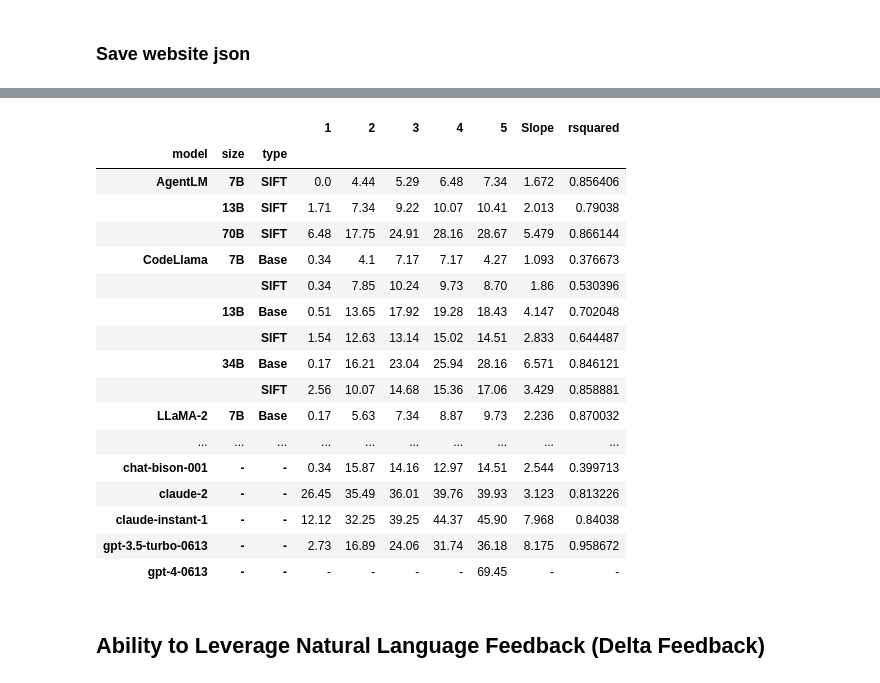
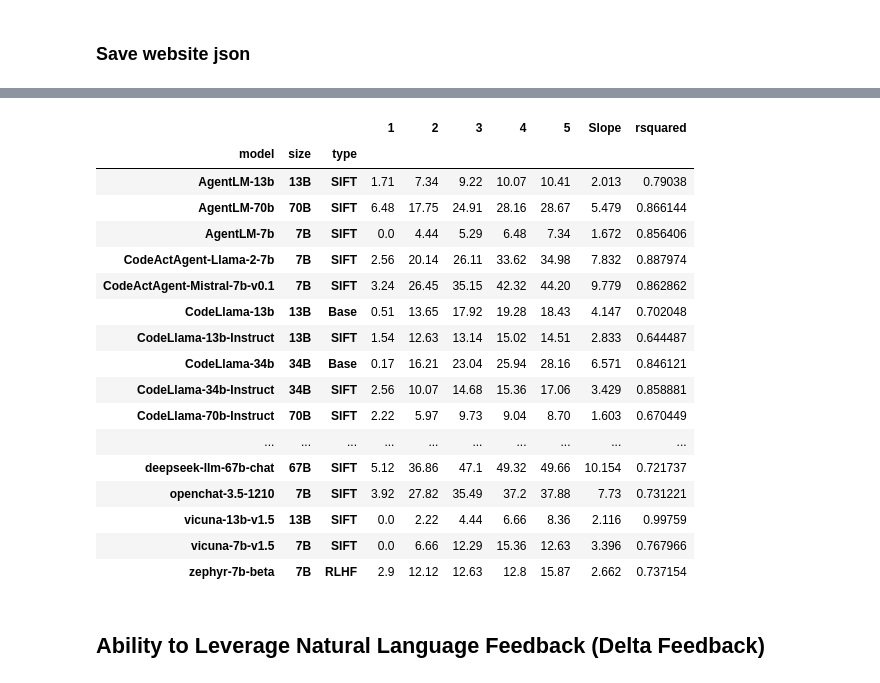
Before and after one commit to xingyaoww/mint-bench, a Jupyter notebook: scripts/notebook/analyze_outputs.ipynb, the cells around one changed output, grey strips where cells are left out. Saved outputs shown, nothing was run; the diff lists cells and outputs as text; code cells hidden in the pictures.

```diff
--- a/scripts/notebook/analyze_outputs.ipynb
+++ b/scripts/notebook/analyze_outputs.ipynb
@@ -413,0 +738,9 @@ _view.style.background_gradient(cmap='Blues', axis=1)
+# %%
+interaction_turns = get_interaction_turns()
+interaction_turns = interaction_turns[~interaction_turns.agent_model_name.map(is_filtered_model)]
+interaction_turns_by_task_name = get_interaction_turns(by_task_name=True)
+interaction_turns_by_task_name = interaction_turns_by_task_name[~interaction_turns_by_task_name.agent_model_name.map(is_filtered_model)]
+# %%
+display(
+    interaction_turns.set_index(["agent_model_name", "n_turns", "task_type"])["success_rate"].unstack().style.format("{:.2f}").background_gradient(cmap='Blues', axis=1)
+)
@@ -613,33 +1023,33 @@ All models:
 # %%
 # for later benchmark table aggregation
-sr_vs_k_table = _view.copy().drop(columns=["agent_model_name", "Intercept", "pvalue_Intercept", "pvalue_x"])
+sr_vs_k_table = _view.copy().drop(columns=["Intercept", "pvalue_Intercept", "pvalue_x"])
 sr_vs_k_table.reset_index(inplace=True)
 sr_vs_k_table["model"] = sr_vs_k_table["model"].apply(lambda x: x.replace(r"\texttt{", "").replace("}", ""))
 sr_vs_k_table.set_index(["model", "size", "type"], inplace=True)
 sr_vs_k_table.fillna("-", inplace=True)
 sr_vs_k_table.rename(columns={"x": "Slope"}, inplace=True)
 sr_vs_k_table.loc[("gpt-4-0613", "-", "-"), "rsquared"] = "-"
 sr_vs_k_table.loc[("gpt-4-0613", "-", "-"), "Slope"] = "-"
 sr_vs_k_table
 # %% [output]
 |  |  |  | 1 | 2 | 3 | 4 | 5 | Slope | rsquared |
 | model | size | type |  |  |  |  |  |  |  |
-| AgentLM | 7B | SIFT | 0.0 | 4.44 | 5.29 | 6.48 | 7.34 | 1.672 | 0.856406 |
-|  | 13B | SIFT | 1.71 | 7.34 | 9.22 | 10.07 | 10.41 | 2.013 | 0.79038 |
-|  | 70B | SIFT | 6.48 | 17.75 | 24.91 | 28.16 | 28.67 | 5.479 | 0.866144 |
-| CodeLlama | 7B | Base | 0.34 | 4.1 | 7.17 | 7.17 | 4.27 | 1.093 | 0.376673 |
-|  |  | SIFT | 0.34 | 7.85 | 10.24 | 9.73 | 8.70 | 1.86 | 0.530396 |
-|  | 13B | Base | 0.51 | 13.65 | 17.92 | 19.28 | 18.43 | 4.147 | 0.702048 |
-|  |  | SIFT | 1.54 | 12.63 | 13.14 | 15.02 | 14.51 | 2.833 | 0.644487 |
-|  | 34B | Base | 0.17 | 16.21 | 23.04 | 25.94 | 28.16 | 6.571 | 0.846121 |
-|  |  | SIFT | 2.56 | 10.07 | 14.68 | 15.36 | 17.06 | 3.429 | 0.858881 |
-| LLaMA-2 | 7B | Base | 0.17 | 5.63 | 7.34 | 8.87 | 9.73 | 2.236 | 0.870032 |
+| AgentLM-13b | 13B | SIFT | 1.71 | 7.34 | 9.22 | 10.07 | 10.41 | 2.013 | 0.79038 |
+| AgentLM-70b | 70B | SIFT | 6.48 | 17.75 | 24.91 | 28.16 | 28.67 | 5.479 | 0.866144 |
+| AgentLM-7b | 7B | SIFT | 0.0 | 4.44 | 5.29 | 6.48 | 7.34 | 1.672 | 0.856406 |
+| CodeActAgent-Llama-2-7b | 7B | SIFT | 2.56 | 20.14 | 26.11 | 33.62 | 34.98 | 7.832 | 0.887974 |
+| CodeActAgent-Mistral-7b-v0.1 | 7B | SIFT | 3.24 | 26.45 | 35.15 | 42.32 | 44.20 | 9.779 | 0.862862 |
+| CodeLlama-13b | 13B | Base | 0.51 | 13.65 | 17.92 | 19.28 | 18.43 | 4.147 | 0.702048 |
+| CodeLlama-13b-Instruct | 13B | SIFT | 1.54 | 12.63 | 13.14 | 15.02 | 14.51 | 2.833 | 0.644487 |
+| CodeLlama-34b | 34B | Base | 0.17 | 16.21 | 23.04 | 25.94 | 28.16 | 6.571 | 0.846121 |
+| CodeLlama-34b-Instruct | 34B | SIFT | 2.56 | 10.07 | 14.68 | 15.36 | 17.06 | 3.429 | 0.858881 |
+| CodeLlama-70b-Instruct | 70B | SIFT | 2.22 | 5.97 | 9.73 | 9.04 | 8.70 | 1.603 | 0.670449 |
 | ... | ... | ... | ... | ... | ... | ... | ... | ... | ... |
-| chat-bison-001 | - | - | 0.34 | 15.87 | 14.16 | 12.97 | 14.51 | 2.544 | 0.399713 |
-| claude-2 | - | - | 26.45 | 35.49 | 36.01 | 39.76 | 39.93 | 3.123 | 0.813226 |
-| claude-instant-1 | - | - | 12.12 | 32.25 | 39.25 | 44.37 | 45.90 | 7.968 | 0.84038 |
-| gpt-3.5-turbo-0613 | - | - | 2.73 | 16.89 | 24.06 | 31.74 | 36.18 | 8.175 | 0.958672 |
-| gpt-4-0613 | - | - | - | - | - | - | 69.45 | - | - |
+| deepseek-llm-67b-chat | 67B | SIFT | 5.12 | 36.86 | 47.1 | 49.32 | 49.66 | 10.154 | 0.721737 |
+| openchat-3.5-1210 | 7B | SIFT | 3.92 | 27.82 | 35.49 | 37.2 | 37.88 | 7.73 | 0.731221 |
+| vicuna-13b-v1.5 | 13B | SIFT | 0.0 | 2.22 | 4.44 | 6.66 | 8.36 | 2.116 | 0.99759 |
+| vicuna-7b-v1.5 | 7B | SIFT | 0.0 | 6.66 | 12.29 | 15.36 | 12.63 | 3.396 | 0.767966 |
+| zephyr-7b-beta | 7B | RLHF | 2.9 | 12.12 | 12.63 | 12.8 | 15.87 | 2.662 | 0.737154 |
 # %% [markdown]
 ## Ability to Leverage Natural Language Feedback (Delta Feedback)
 # %%
```
Also changed, not shown: parts of 40 cells of this notebook.
